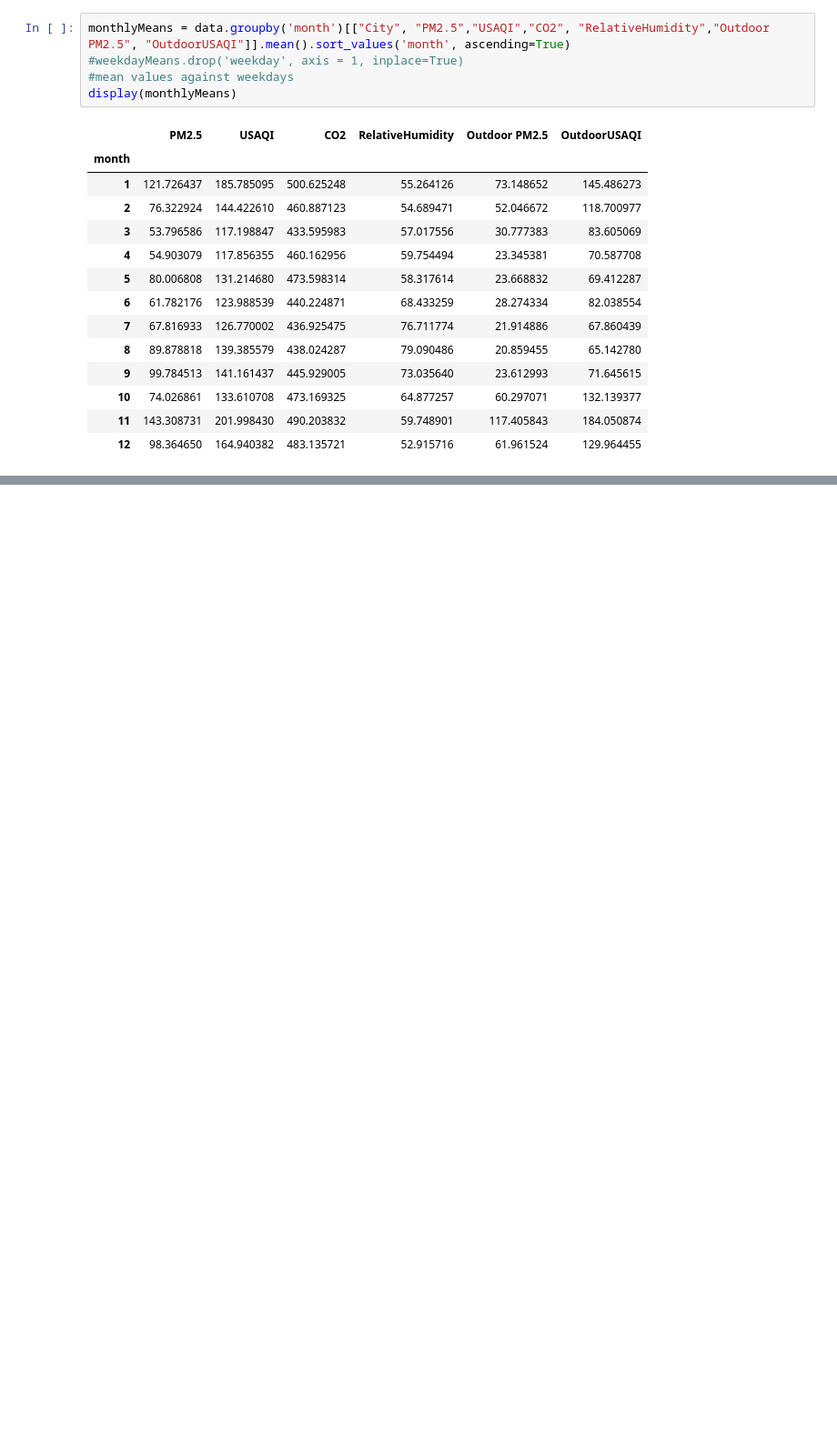
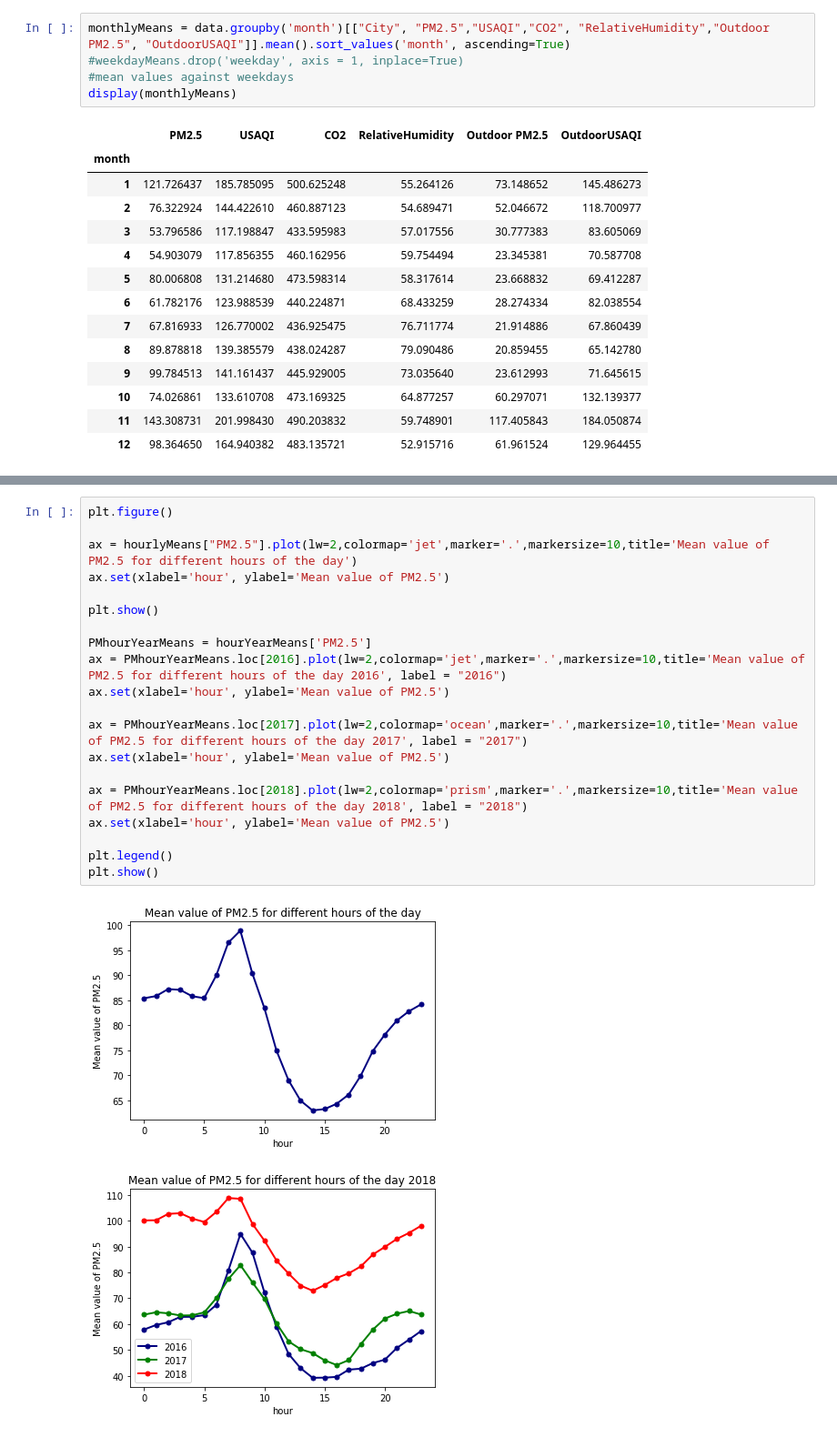
Before and after one commit to Rayyan98/airQualityDeepLearning, a Jupyter notebook: code/exploringData.ipynb, the cells around one changed output, grey strips where cells are left out. Shown at 91% size. Cells and saved outputs as stored; diff of their text form; blank space fills up the shorter version.

```diff
--- a/code/exploringData.ipynb
+++ b/code/exploringData.ipynb
@@ -605,0 +665,23 @@ plt.show()
+# %%
+plt.figure()
+
+ax = hourlyMeans["PM2.5"].plot(lw=2,colormap='jet',marker='.',markersize=10,title='Mean value of PM2.5 for different hours of the day')
+ax.set(xlabel='hour', ylabel='Mean value of PM2.5')
+
+plt.show()
+
+PMhourYearMeans = hourYearMeans['PM2.5']
+ax = PMhourYearMeans.loc[2016].plot(lw=2,colormap='jet',marker='.',markersize=10,title='Mean value of PM2.5 for different hours of the day 2016', label = "2016")
+ax.set(xlabel='hour', ylabel='Mean value of PM2.5')
+
+ax = PMhourYearMeans.loc[2017].plot(lw=2,colormap='ocean',marker='.',markersize=10,title='Mean value of PM2.5 for different hours of the day 2017', label = "2017")
+ax.set(xlabel='hour', ylabel='Mean value of PM2.5')
+
+ax = PMhourYearMeans.loc[2018].plot(lw=2,colormap='prism',marker='.',markersize=10,title='Mean value of PM2.5 for different hours of the day 2018', label = "2018")
+ax.set(xlabel='hour', ylabel='Mean value of PM2.5')
+
+plt.legend()
+plt.show()
+# %% [output]
+[figure, added]
+[figure, added]
```
Also changed, not shown: parts of 34 cells of this notebook.
